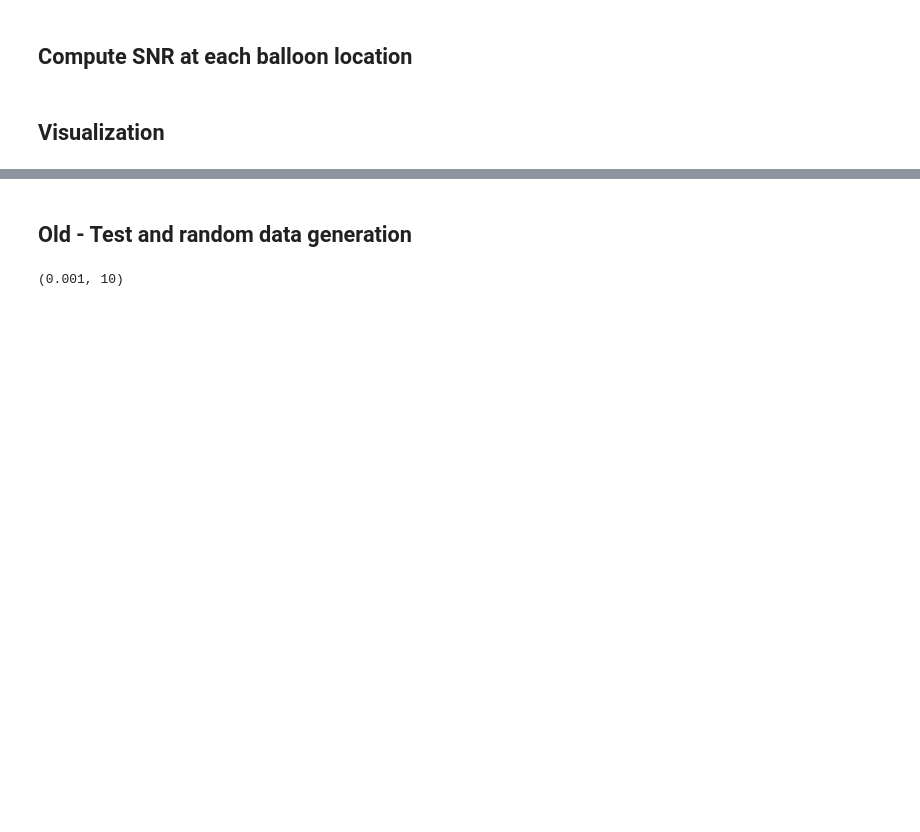
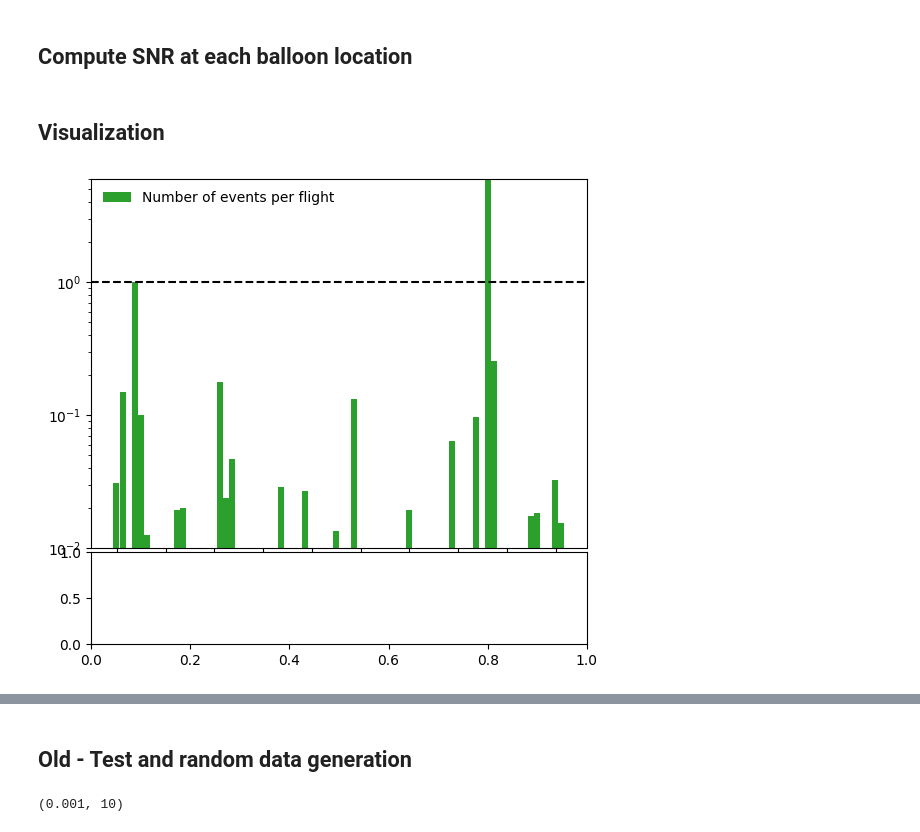
Before and after one commit to QuentinBrissaud/Venus_Detectability, a Jupyter notebook: compute_proba_detection_hawai.ipynb, the cells around one changed output, grey strips where cells are left out. Cells and saved outputs as stored; diff of their text form; code cells hidden in the pictures; blank space fills up the shorter version.

```diff
--- a/compute_proba_detection_hawai.ipynb
+++ b/compute_proba_detection_hawai.ipynb
@@ -112,8 +116,28 @@ mags_ev, amps_ev, mask = pvm.get_amps_at_baloons(T0s_offset, LAT_offset, ID_LAT0
 #snr_threshold=1
 #number_over_snr = ((amps_ev*(mask)/noise_level)>snr_threshold).sum(axis=0).reshape(LAT_offset_shape)
 noise_level=1e-2
+snr_threshold=1
 idamp = (amps_ev*(mask)).argmax(axis=0)[None,:]
 amps_ev_reshaped = np.take_along_axis(amps_ev*(mask) + 1e-10*(~mask), idamp, axis=0)[0].reshape(LAT_offset_shape) # lon x lat x t0
+number_over_snr = ((amps_ev*(mask)/noise_level)>snr_threshold).sum(axis=0).reshape(LAT_offset_shape)
+# %%
+import datetime
+interval = datetime.timedelta(days=30*6)
+
+plt.figure()
+ax = plt.gca()
+datetimes = [catalog_hawai.UTC.min() + pd.Timedelta(days=year * 365.25) for year in t0s_offset]
+ax.bar(datetimes, np.mean(number_over_snr, axis=(0,1)), log=True, color='tab:green', width=interval, label='Number of events per flight')
+ax.axhline(1., linestyle='--', color='black')
+    ax.xaxis_date()
+    ax.set_ylim([1e-2, 6])
+#ax.set_ylabel('Number of events per flight')
+ax.legend(frameon=False)
+
+bbox_to_anchor=(0., -0.26, 1, 1.)
+axins = inset_axes(ax, width="100%", height="25%", loc='lower left', bbox_to_anchor=bbox_to_anchor, bbox_transform=ax.transAxes, borderpad=0)
+# %% [output]
+[figure, added]
 # %%
 reload(pvm)
 
```
Also changed, not shown: parts of 4 cells of this notebook, 7 other files.
